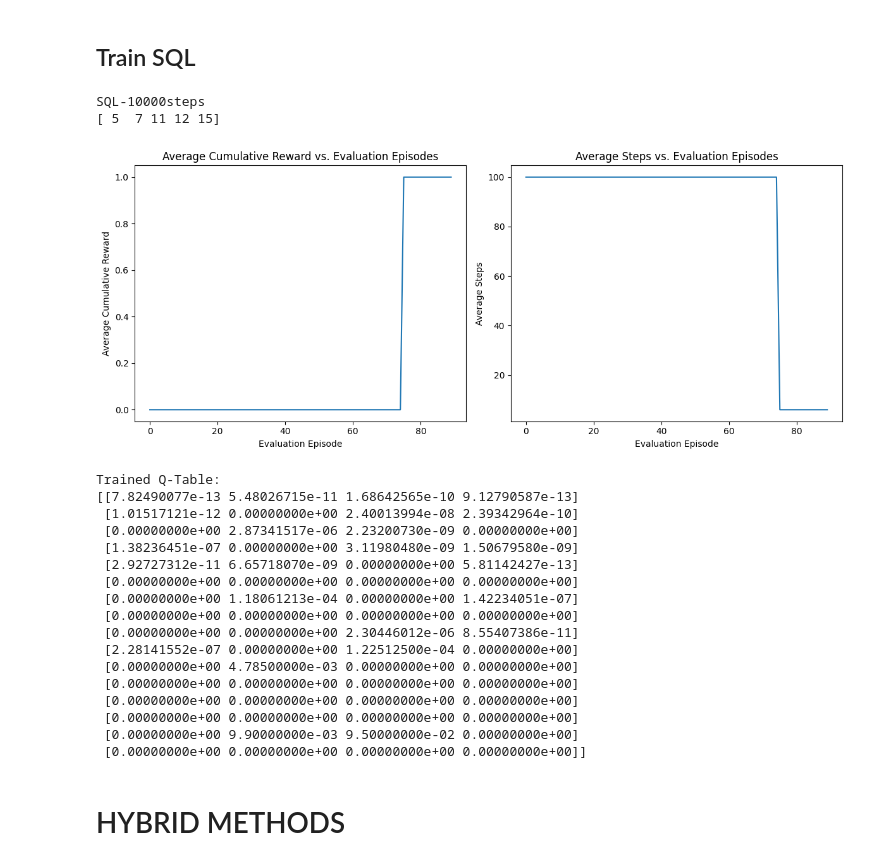
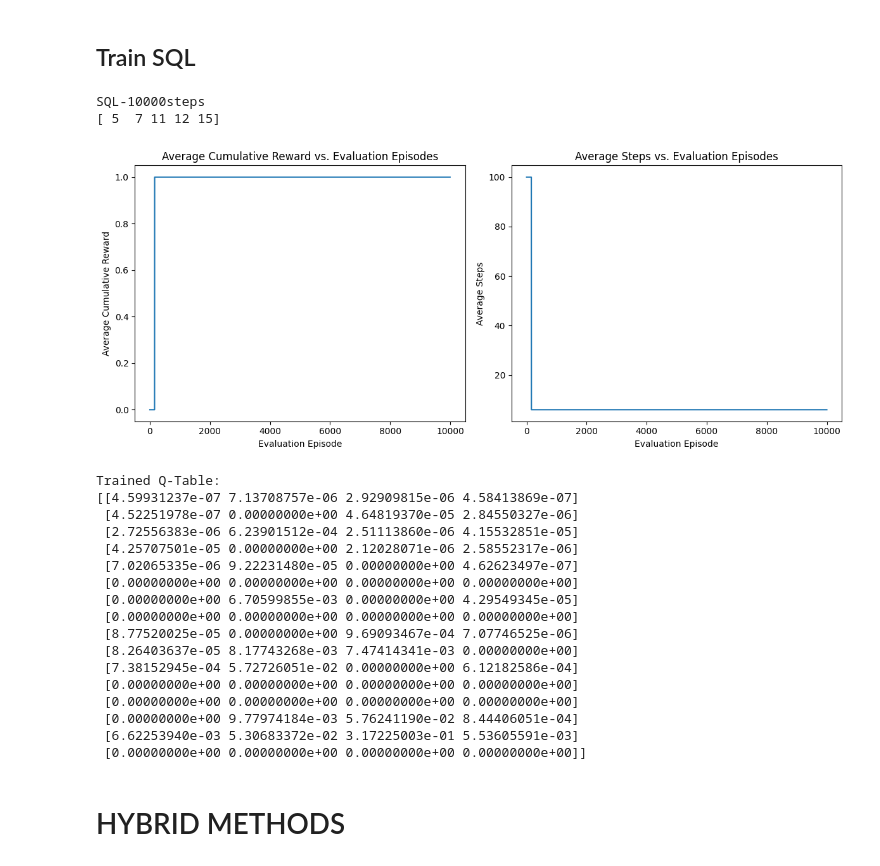
Before and after one commit to mahtabbm/RL_playground, a Jupyter notebook: frozenlake_variants.ipynb, the cells around one changed output. Cells and saved outputs as stored; diff of their text form; code cells hidden in the pictures.

```diff
--- a/frozenlake_variants.ipynb
+++ b/frozenlake_variants.ipynb
@@ -92,6 +92,13 @@ def visualize_frozen_lake_double(q_table_a, q_table_b, env_name="FrozenLake-v1")
         print(f"Action: {action}, State: {state}, Reward: {reward}")
         if done:
             print(f"Episode finished with a total reward of: {total_reward}")
+
+def universal_initialize_q_table(env):
+    n_states = env.observation_space.n
+    n_actions = env.action_space.n
+    q_table = np.random.uniform(low=-0.1, high=0.1, size=(n_states, n_actions))
+    q_table[(env.desc == b"G").flatten()] = 0
+    return q_table
 # %% [markdown]
 ## Environment Creation
 # %%
@@ -134,10 +141,11 @@ def train_q_learing(
 
     """
     # Initialize Q-table
-    n_states = env.observation_space.n
-    n_actions = env.action_space.n
-    q_table = np.random.uniform(low=-0.1, high=0.1, size=(n_states, n_actions))
-    q_table[(env.desc == b"G").flatten()] = 0  # Assuming 'G' is the goal/terminal state
+    # n_states = env.observation_space.n
+    # n_actions = env.action_space.n
+    # q_table = np.random.uniform(low=-0.1, high=0.1, size=(n_states, n_actions))
+    # q_table[(env.desc == b"G").flatten()] = 0  # Assuming 'G' is the goal/terminal state
+    q_table = universal_initialize_q_table(env)
     env.reset(seed=1234)
     epsilon = initial_epsilon
     rewards, lengths = [], []
@@ -239,16 +247,19 @@ def train_double_q_learning(
             - A history of average rewards obtained during evaluation periods.
             - A history of average step lengths taken during evaluation periods.
     """
-    n_states = env.observation_space.n
-    n_actions = env.action_space.n
-    q_table_a = np.random.uniform(low=0, high=0.1, size=(n_states, n_actions))
-    q_table_b = np.random.uniform(low=0, high=0.1, size=(n_states, n_actions))
-    q_table_a[
-        (env.desc == b"G").flatten()
-    ] = 0  # Assuming 'G' is the goal/terminal state
-    q_table_b[
-        (env.desc == b"G").flatten()
-    ] = 0  # Assuming 'G' is the goal/terminal state
+    # n_states = env.observation_space.n
+    # n_actions = env.action_space.n
+    # q_table_a = np.random.uniform(low=0, high=0.1, size=(n_states, n_actions))
+    # q_table_b = np.random.uniform(low=0, high=0.1, size=(n_states, n_actions))
+    # q_table_a[
+    #     (env.desc == b"G").flatten()
+    # ] = 0  # Assuming 'G' is the goal/terminal state
+    # q_table_b[
+    #     (env.desc == b"G").flatten()
+    # ] = 0  # Assuming 'G' is the goal/terminal state
+
+    q_table_a = universal_initialize_q_table(env)
+    q_table_b = universal_initialize_q_table(env)
 
     epsilon = initial_epsilon
     rewards, lengths = [], []
@@ -417,31 +429,31 @@ def asynchronous_speedy_q_learning(
 # %%
 # Train the agent using Speedy Q Learning
 print("SQL-10000steps")
-q_table, rewards, lengths = asynchronous_speedy_q_learning(env, total_time_steps=900, eval_episodes=10, eval_every=10)
+q_table, rewards, lengths = asynchronous_speedy_q_learning(env, total_time_steps=100000, eval_episodes=10, eval_every=10)
 _plot_evaluation(rewards, lengths)
 # # visualize_frozen_lake(q_table)
 print("Trained Q-Table:")
 print(q_table)
 # %% [output]
 SQL-10000steps
 [ 5  7 11 12 15]
-[figure, old version]
+[figure, new version]
 Trained Q-Table:
-[[7.82490077e-13 5.48026715e-11 1.68642565e-10 9.12790587e-13]
- [1.01517121e-12 0.00000000e+00 2.40013994e-08 2.39342964e-10]
- [0.00000000e+00 2.87341517e-06 2.23200730e-09 0.00000000e+00]
- [1.38236451e-07 0.00000000e+00 3.11980480e-09 1.50679580e-09]
- [2.92727312e-11 6.65718070e-09 0.00000000e+00 5.81142427e-13]
+[[4.59931237e-07 7.13708757e-06 2.92909815e-06 4.58413869e-07]
+ [4.52251978e-07 0.00000000e+00 4.64819370e-05 2.84550327e-06]
+ [2.72556383e-06 6.23901512e-04 2.51113860e-06 4.15532851e-05]
+ [4.25707501e-05 0.00000000e+00 2.12028071e-06 2.58552317e-06]
+ [7.02065335e-06 9.22231480e-05 0.00000000e+00 4.62623497e-07]
  [0.00000000e+00 0.00000000e+00 0.00000000e+00 0.00000000e+00]
- [0.00000000e+00 1.18061213e-04 0.00000000e+00 1.42234051e-07]
+ [0.00000000e+00 6.70599855e-03 0.00000000e+00 4.29549345e-05]
  [0.00000000e+00 0.00000000e+00 0.00000000e+00 0.00000000e+00]
- [0.00000000e+00 0.00000000e+00 2.30446012e-06 8.55407386e-11]
- [2.28141552e-07 0.00000000e+00 1.22512500e-04 0.00000000e+00]
- [0.00000000e+00 4.78500000e-03 0.00000000e+00 0.00000000e+00]
+ [8.77520025e-05 0.00000000e+00 9.69093467e-04 7.07746525e-06]
+ [8.26403637e-05 8.17743268e-03 7.47414341e-03 0.00000000e+00]
+ [7.38152945e-04 5.72726051e-02 0.00000000e+00 6.12182586e-04]
  [0.00000000e+00 0.00000000e+00 0.00000000e+00 0.00000000e+00]
  [0.00000000e+00 0.00000000e+00 0.00000000e+00 0.00000000e+00]
- [0.00000000e+00 0.00000000e+00 0.00000000e+00 0.00000000e+00]
- [0.00000000e+00 9.90000000e-03 9.50000000e-02 0.00000000e+00]
+ [0.00000000e+00 9.77974184e-03 5.76241190e-02 8.44406051e-04]
+ [6.62253940e-03 5.30683372e-02 3.17225003e-01 5.53605591e-03]
  [0.00000000e+00 0.00000000e+00 0.00000000e+00 0.00000000e+00]]
 # %% [markdown]
 # HYBRID METHODS
```
Also changed, not shown: parts of 6 cells of this notebook, 1 other file.
